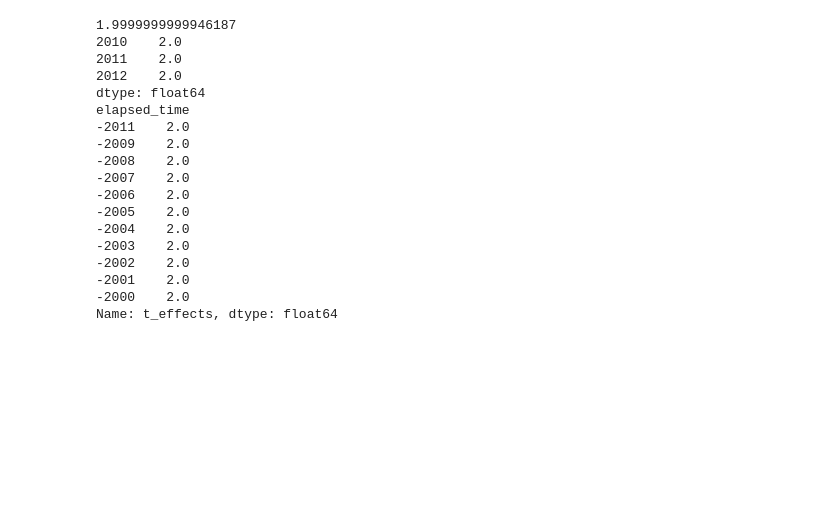
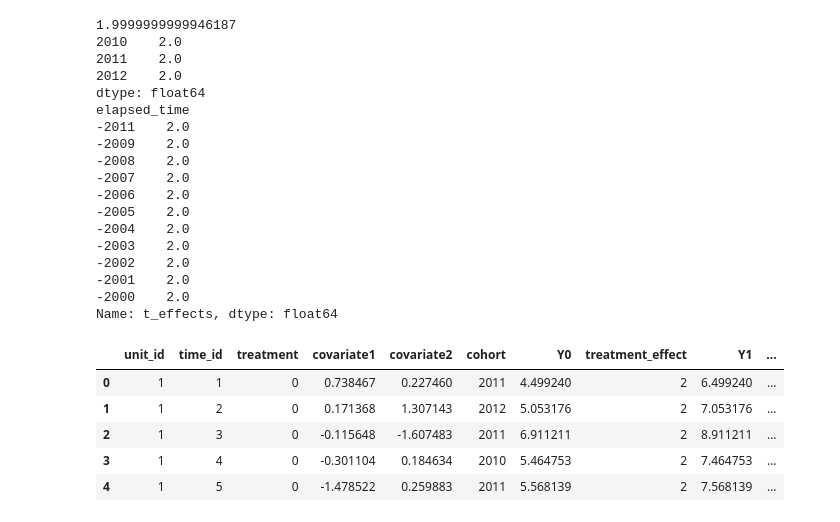
Before and after one commit to franc703/borusyak_boostrap_se, a Jupyter notebook: notebooks/another_boot_error.ipynb, the cells around one changed output. Saved outputs shown, nothing was run; the diff lists cells and outputs as text; code cells hidden in the pictures; blank space fills up the shorter version.

```diff
--- a/notebooks/another_boot_error.ipynb
+++ b/notebooks/another_boot_error.ipynb
@@ -154,3 +155,48 @@ elapsed_time
 -2001    2.0
 -2000    2.0
 Name: t_effects, dtype: float64
+# %%
+# Number of units, time periods, and cohorts
+n_units = 10
+n_time = 10
+n_cohorts = 3
+
+# Random seed for reproducibility
+np.random.seed(42)
+
+# Generate a DataFrame
+df = pd.DataFrame({
+    'unit_id': np.repeat(range(1, n_units + 1), n_time),
+    'time_id': list(range(1, n_time + 1)) * n_units,
+    'treatment': np.random.choice([0, 1], n_units * n_time),
+    'covariate1': np.random.normal(0, 1, n_units * n_time),
+    'covariate2': np.random.normal(0, 1, n_units * n_time),
+    'cohort': np.random.choice([2010, 2011, 2012], n_units * n_time)
+})
+
+# Adding a few never-treated units
+df.loc[df['unit_id'].isin([1, 2]), 'treatment'] = 0
+
+# Simulating potential outcomes under the control (Y0)
+df['Y0'] = 5 + 0.5 * df['covariate1'] + 0.3 * df['covariate2'] + 0.2 * df['unit_id'] + 0.1 * df['time_id'] + np.random.normal(0, 1, n_units * n_time)
+
+# Defining treatment effect (constant for all units as 2)
+df['treatment_effect'] = 2
+
+# Simulating potential outcomes under the treatment (Y1)
+df['Y1'] = df['Y0'] + df['treatment_effect']
+
+# Constructing the observed outcome based on treatment status
+df['outcome'] = np.where(df['treatment'] == 1, df['Y1'], df['Y0'])
+
+# Adding pre-treatment and post-treatment periods (assuming treatment starts at time 5 for everyone)
+df['period_type'] = np.where(df['time_id'] < 5, 'pre-treatment', 'post-treatment')
+# %%
+df.head()
+# %% [output]
+|  | unit_id | time_id | treatment | covariate1 | covariate2 | cohort | Y0 | treatment_effect | Y1 | ... |
+| 0 | 1 | 1 | 0 | 0.738467 | 0.227460 | 2011 | 4.499240 | 2 | 6.499240 | ... |
+| 1 | 1 | 2 | 0 | 0.171368 | 1.307143 | 2012 | 5.053176 | 2 | 7.053176 | ... |
+| 2 | 1 | 3 | 0 | -0.115648 | -1.607483 | 2011 | 6.911211 | 2 | 8.911211 | ... |
+| 3 | 1 | 4 | 0 | -0.301104 | 0.184634 | 2010 | 5.464753 | 2 | 7.464753 | ... |
+| 4 | 1 | 5 | 0 | -1.478522 | 0.259883 | 2011 | 5.568139 | 2 | 7.568139 | ... |
```
Also changed, not shown: parts of 4 cells of this notebook.
